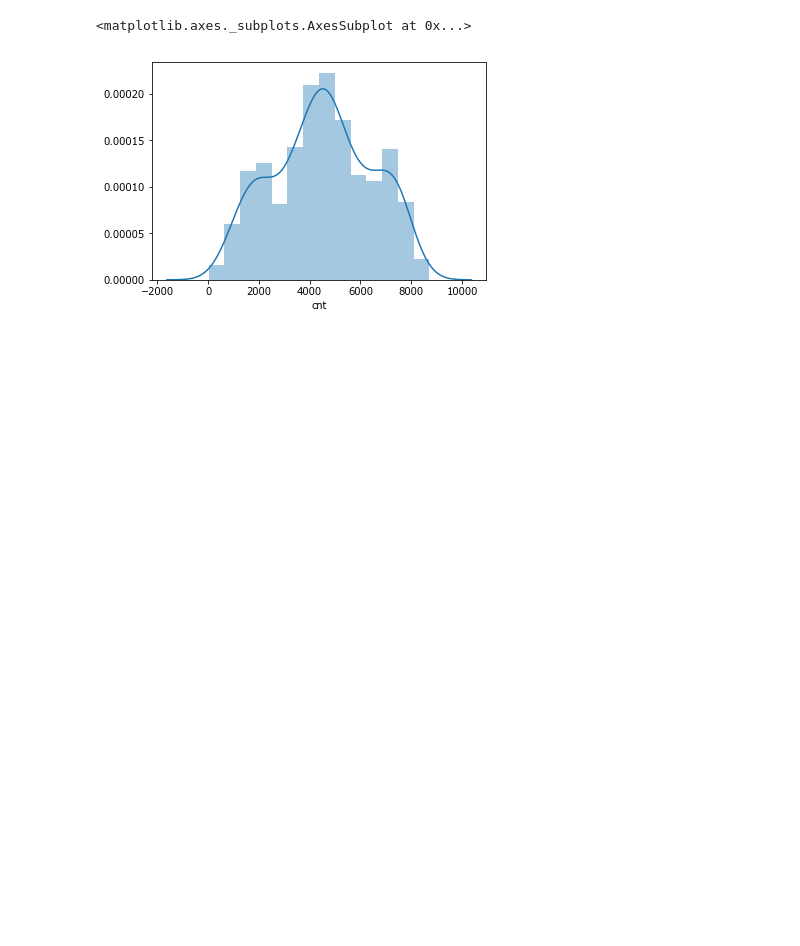
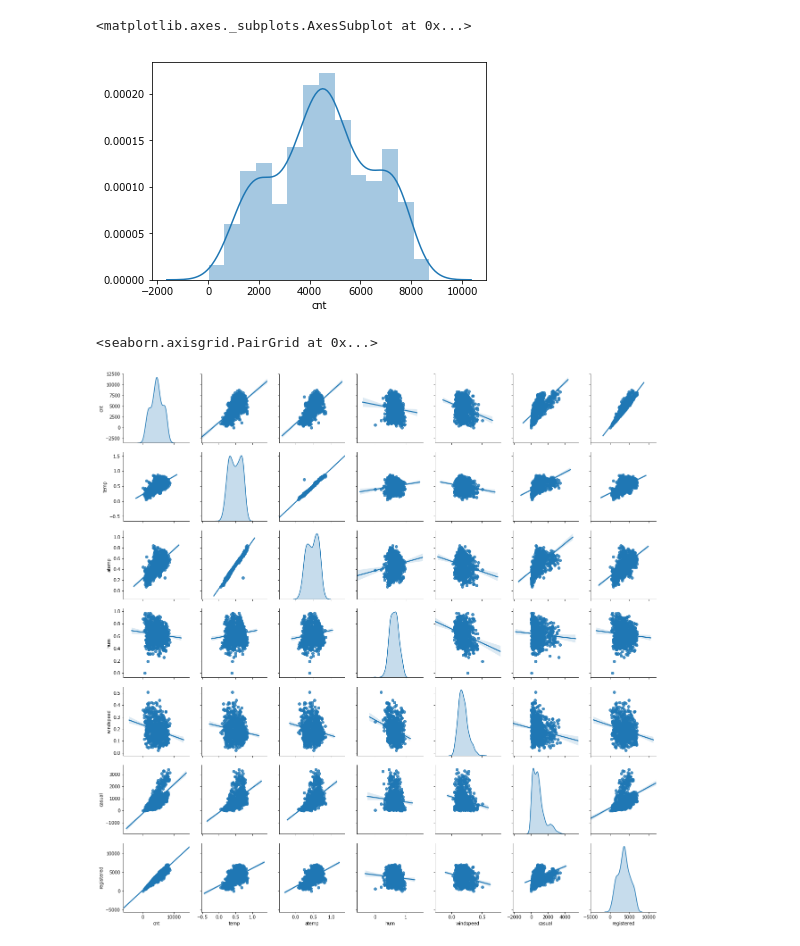
Before and after one commit to bharat284/MyLearningData, a Jupyter notebook: Bike Rental/bike_rental.ipynb, the cells around one changed output. Cells and saved outputs as stored; diff of their text form; code cells hidden in the pictures; blank space fills up the shorter version.

```diff
--- a/Bike Rental/bike_rental.ipynb
+++ b/Bike Rental/bike_rental.ipynb
@@ -29,3 +37,9 @@ sns.distplot(bike.cnt)
 # %% [output]
 <matplotlib.axes._subplots.AxesSubplot at 0x...>
 [figure]
+# %%
+sns.pairplot(bike,vars = ["cnt",'temp', 'atemp', 'hum', 'windspeed',
+       'casual', 'registered'] ,diag_kind= "kde",kind = "reg")
+# %% [output]
+<seaborn.axisgrid.PairGrid at 0x...>
+[figure, added]
```
Also changed, not shown: parts of 3 cells of this notebook.
